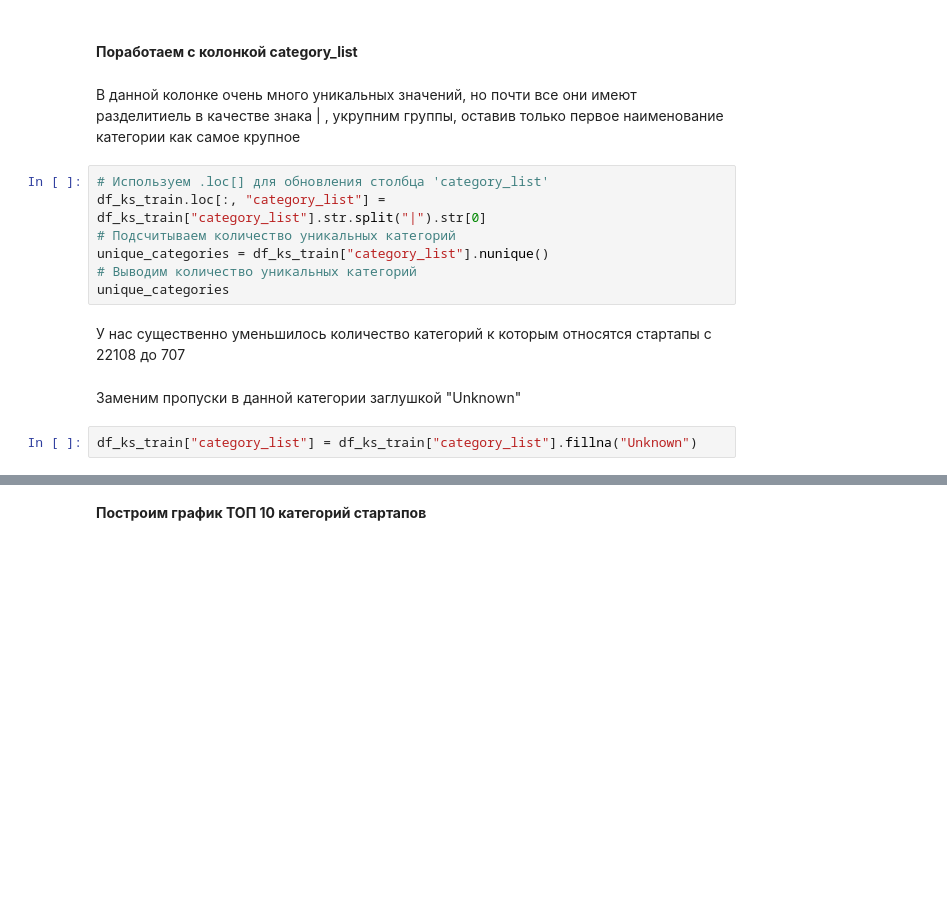
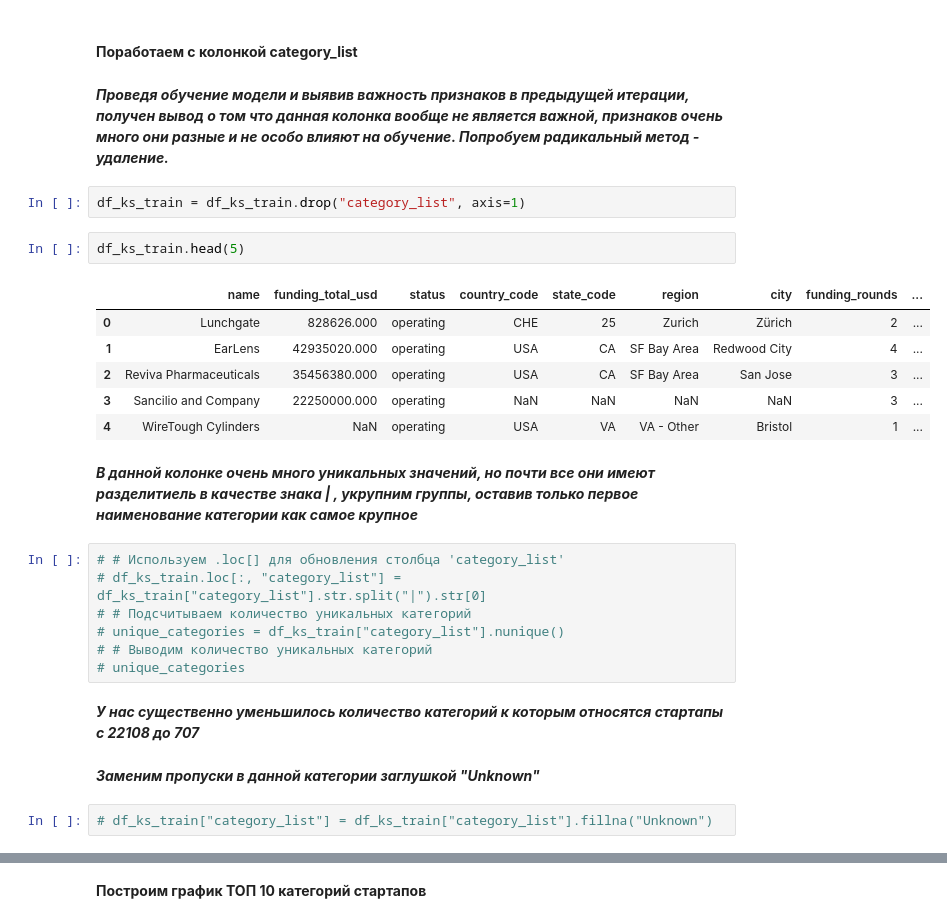
Before and after one commit to skorpion-anna/startups-operations, a Jupyter notebook: startups_operations_close_predictions.ipynb, the cells around one changed output, grey strips where cells are left out. Cells and saved outputs as stored; diff of their text form; blank space fills up the shorter version.

Commit message:
Тест модели после удаления "category_list"

```diff
--- a/startups_operations_close_predictions.ipynb
+++ b/startups_operations_close_predictions.ipynb
@@ -192,18 +304,31 @@ df_ks_train.isnull().sum()
 # %% [markdown]
 #### **Поработаем с колонкой category_list**
+# %% [markdown]
+***Проведя обучение модели и выявив важность признаков в предыдущей итерации, получен вывод о том что данная колонка вообще не является важной, признаков очень много они разные и не особо влияют на обучение. Попробуем радикальный метод - удаление.***
+# %%
+df_ks_train = df_ks_train.drop("category_list", axis=1)
+# %%
+df_ks_train.head(5)
+# %% [output]
+|  | name | funding_total_usd | status | country_code | state_code | region | city | funding_rounds | ... |
+| 0 | Lunchgate | 828626.000 | operating | CHE | 25 | Zurich | Zürich | 2 | ... |
+| 1 | EarLens | 42935020.000 | operating | USA | CA | SF Bay Area | Redwood City | 4 | ... |
+| 2 | Reviva Pharmaceuticals | 35456380.000 | operating | USA | CA | SF Bay Area | San Jose | 3 | ... |
+| 3 | Sancilio and Company | 22250000.000 | operating | NaN | NaN | NaN | NaN | 3 | ... |
+| 4 | WireTough Cylinders | NaN | operating | USA | VA | VA - Other | Bristol | 1 | ... |
 # %% [markdown]
-В данной колонке очень много уникальных значений, но почти все они имеют разделитиель в качестве знака | , укрупним группы, оставив только первое наименование категории как самое крупное
+***В данной колонке очень много уникальных значений, но почти все они имеют разделитиель в качестве знака | , укрупним группы, оставив только первое наименование категории как самое крупное***
 # %%
-# Используем .loc[] для обновления столбца 'category_list'
-df_ks_train.loc[:, "category_list"] = df_ks_train["category_list"].str.split("|").str[0]
-# Подсчитываем количество уникальных категорий
-unique_categories = df_ks_train["category_list"].nunique()
-# Выводим количество уникальных категорий
-unique_categories
+# # Используем .loc[] для обновления столбца 'category_list'
+# df_ks_train.loc[:, "category_list"] = df_ks_train["category_list"].str.split("|").str[0]
+# # Подсчитываем количество уникальных категорий
+# unique_categories = df_ks_train["category_list"].nunique()
+# # Выводим количество уникальных категорий
+# unique_categories
 # %% [markdown]
-У нас существенно уменьшилось количество категорий к которым относятся стартапы с 22108 до 707
+***У нас существенно уменьшилось количество категорий к которым относятся стартапы с 22108 до 707***
 # %% [markdown]
-Заменим пропуски в данной категории заглушкой "Unknown"
+***Заменим пропуски в данной категории заглушкой "Unknown"***
 # %%
-df_ks_train["category_list"] = df_ks_train["category_list"].fillna("Unknown")
+# df_ks_train["category_list"] = df_ks_train["category_list"].fillna("Unknown")
 # %% [markdown]
```
Also changed, not shown: parts of 63 cells of this notebook, 1 other file.
